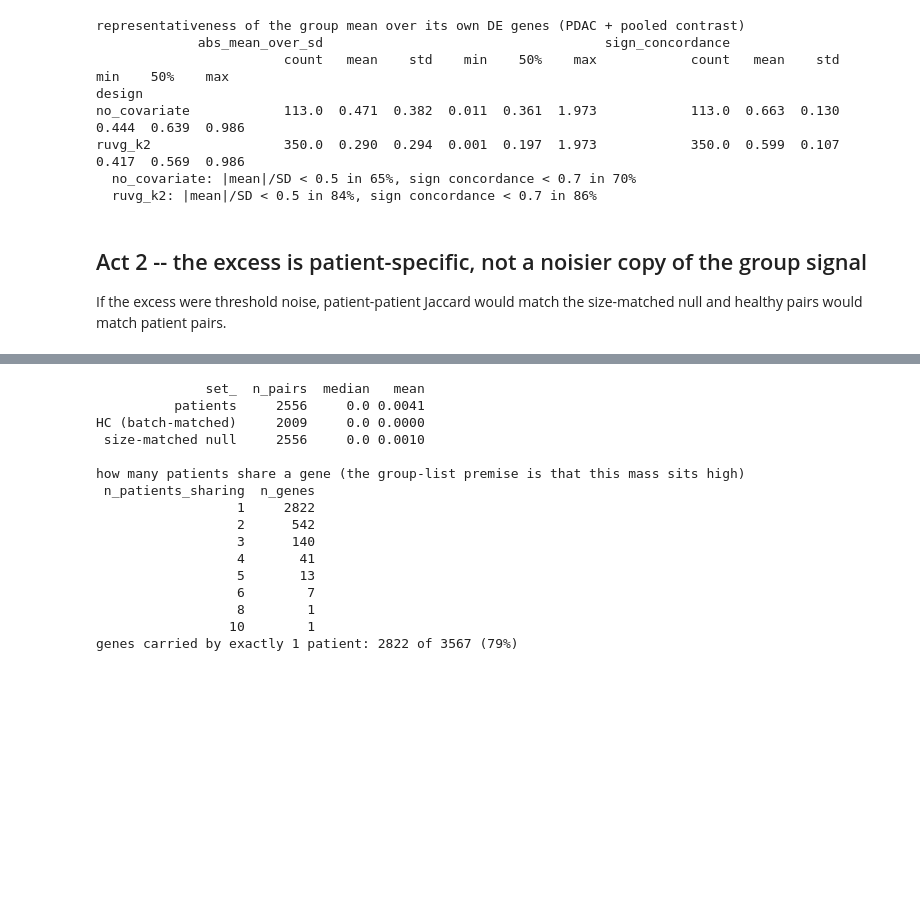
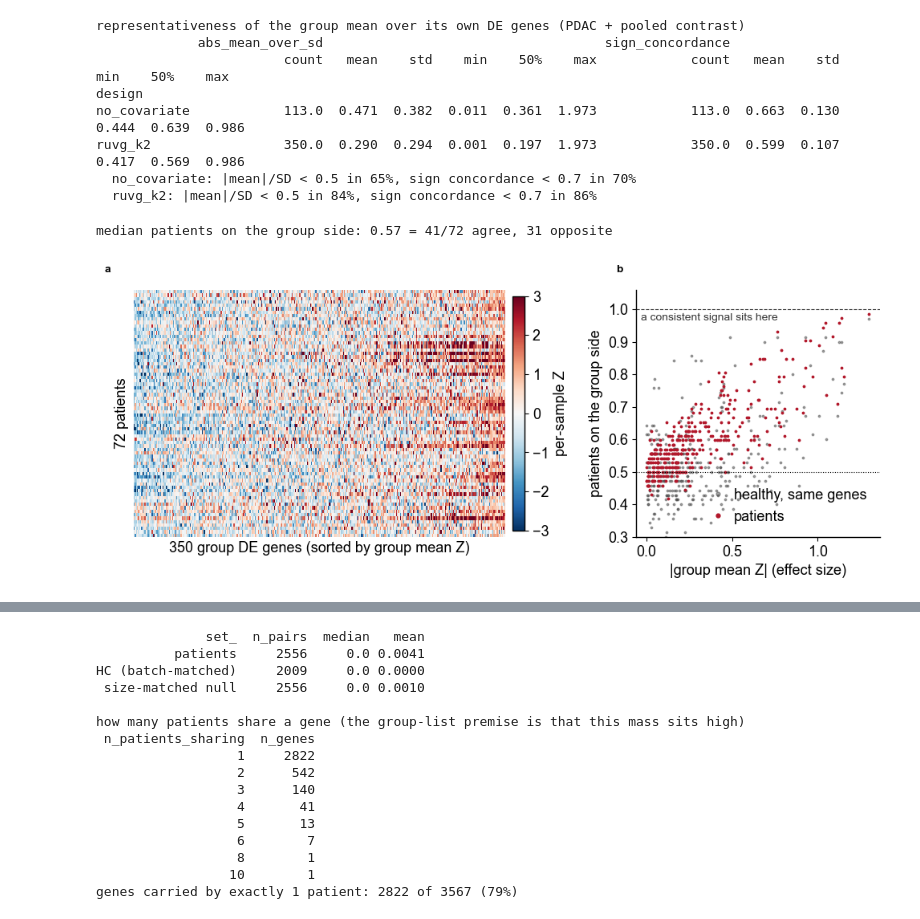
Before and after one commit to jmj3078/cfRNA_NormativeModeling, a Jupyter notebook: MixedEffectsModeling/6_pancreatic_cancer_cohort_deepdive.ipynb, the cells around one changed output, grey strips where cells are left out. Saved outputs shown, nothing was run; the diff lists cells and outputs as text; code cells hidden in the pictures; blank space fills up the shorter version.

```diff
--- a/MixedEffectsModeling/6_pancreatic_cancer_cohort_deepdive.ipynb
+++ b/MixedEffectsModeling/6_pancreatic_cancer_cohort_deepdive.ipynb
@@ -247,8 +264,55 @@ no_covariate            113.0  0.471  0.382  0.011  0.361  1.973            113.
 ruvg_k2                 350.0  0.290  0.294  0.001  0.197  1.973            350.0  0.599  0.107  0.417  0.569  0.986
   no_covariate: |mean|/SD < 0.5 in 65%, sign concordance < 0.7 in 70%
   ruvg_k2: |mean|/SD < 0.5 in 84%, sign concordance < 0.7 in 86%
-# %% [markdown]
-## Act 2 -- the excess is patient-specific, not a noisier copy of the group signal
-
-If the excess were threshold noise, patient-patient Jaccard would match the size-matched null and
-healthy pairs would match patient pairs.
+# %%
+# Direction, not magnitude: over the group's own DE genes, is each patient on the side the
+# group mean claims? Healthy samples on the same genes give the 0.5 reference.
+C_POS, C_HC = '#B2182B', '#4D4D4D'
+DSG = RUVG_PICK
+D = sorted(deg[('PancreaticNeoplasm', DSG)] | deg[('PDAC', DSG)])
+idx = np.array([gpos[g] for g in D])
+Zu, Zh = Z_neo[:, idx], Z_hc_qc[:, idx]
+mz = Zu.mean(axis=0)
+o = np.argsort(mz)
+agree_pat = (np.sign(Zu) == np.sign(mz)[None, :]).mean(axis=0)
+agree_hc = (np.sign(Zh) == np.sign(mz)[None, :]).mean(axis=0)
+
+fig, axes = plt.subplots(1, 2, figsize=(12, 4),
+                         gridspec_kw=dict(width_ratios=[1.6, 1.0], wspace=0.35))
+for a in axes:
+    a.tick_params()
+
+ax = axes[0]
+im = ax.imshow(Zu[:, o], cmap='RdBu_r', vmin=-3, vmax=3, aspect='auto', interpolation='nearest')
+ax.set_xlabel(f'{len(D)} group DE genes (sorted by group mean Z)')
+ax.set_ylabel(f'{Zu.shape[0]} patients')
+ax.set_xticks([])
+ax.set_yticks([])
+cb = fig.colorbar(im, ax=ax, fraction=0.03, pad=0.02)
+cb.set_label('per-sample Z')
+cb.ax.tick_params()
+for s in ax.spines.values():
+    s.set_visible(False)
+
+ax = axes[1]
+ax.plot(np.abs(mz), agree_hc, '.', ms=3.5, color=C_HC, alpha=0.5, label='healthy, same genes')
+ax.plot(np.abs(mz), agree_pat, '.', ms=3.5, color=C_POS, label='patients')
+ax.axhline(0.5, color='k', lw=0.8, ls=':')
+ax.axhline(1.0, color='#333333', lw=0.8, ls='--')
+ax.text(0.02, 0.965, 'a consistent signal sits here', color='#333333',
+        transform=ax.get_yaxis_transform())
+ax.set_ylim(0.3, 1.06)
+ax.set_xlabel('|group mean Z| (effect size)')
+ax.set_ylabel('patients on the group side')
+ax.legend(frameon=False, loc='lower right', handletextpad=0.1, markerscale=2)
+med = np.median(agree_pat)
+n_pat = Zu.shape[0]
+print(f'median patients on the group side: {med:.2f} '
+      f'= {round(med * n_pat)}/{n_pat} agree, {n_pat - round(med * n_pat)} opposite')
+
+for ax, l in zip(axes, 'ab'):
+    ax.text(-0.08, 1.10, l, transform=ax.transAxes, fontweight='bold', va='top')
+fig.savefig(FIG / 'fig_group_direction.png', dpi=300, bbox_inches='tight')
+# %% [output]
+median patients on the group side: 0.57 = 41/72 agree, 31 opposite
+[figure, added]
```
Also changed, not shown: parts of 10 cells of this notebook, 18 other files.
